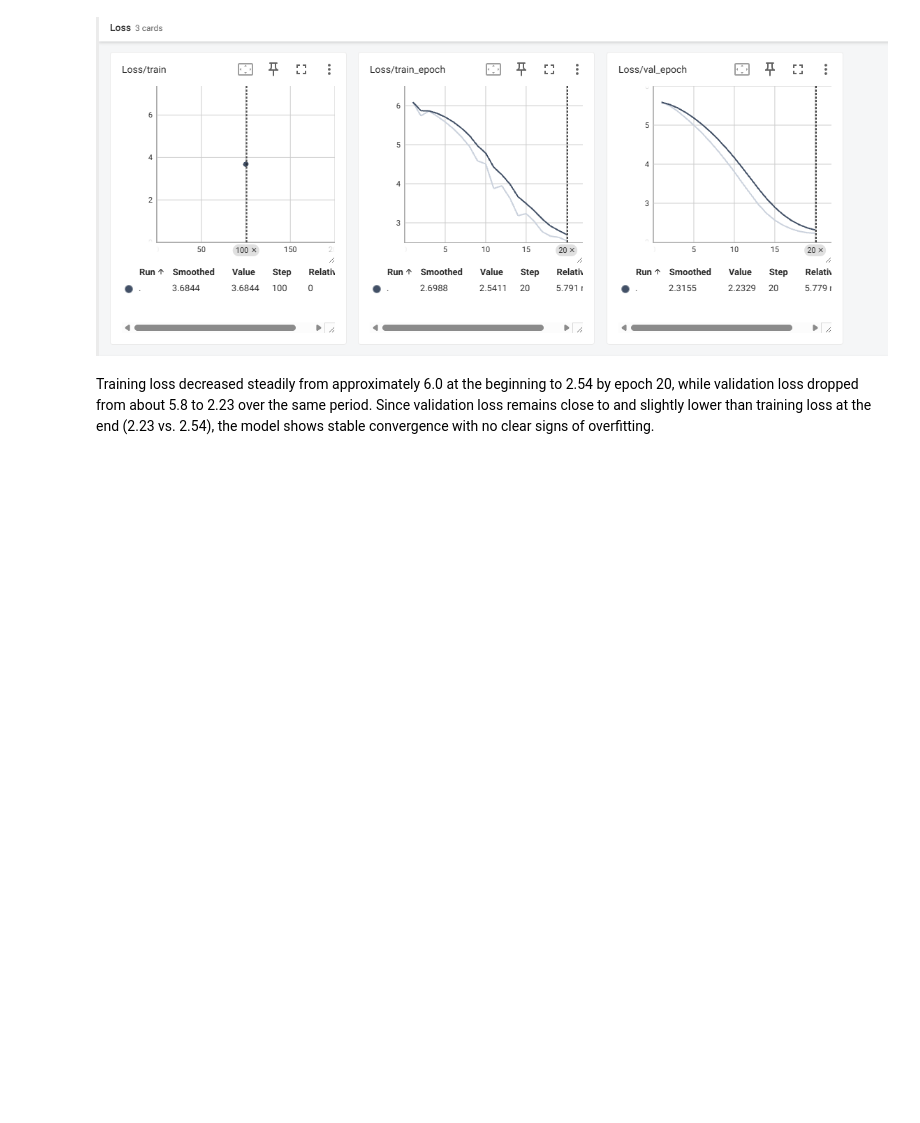
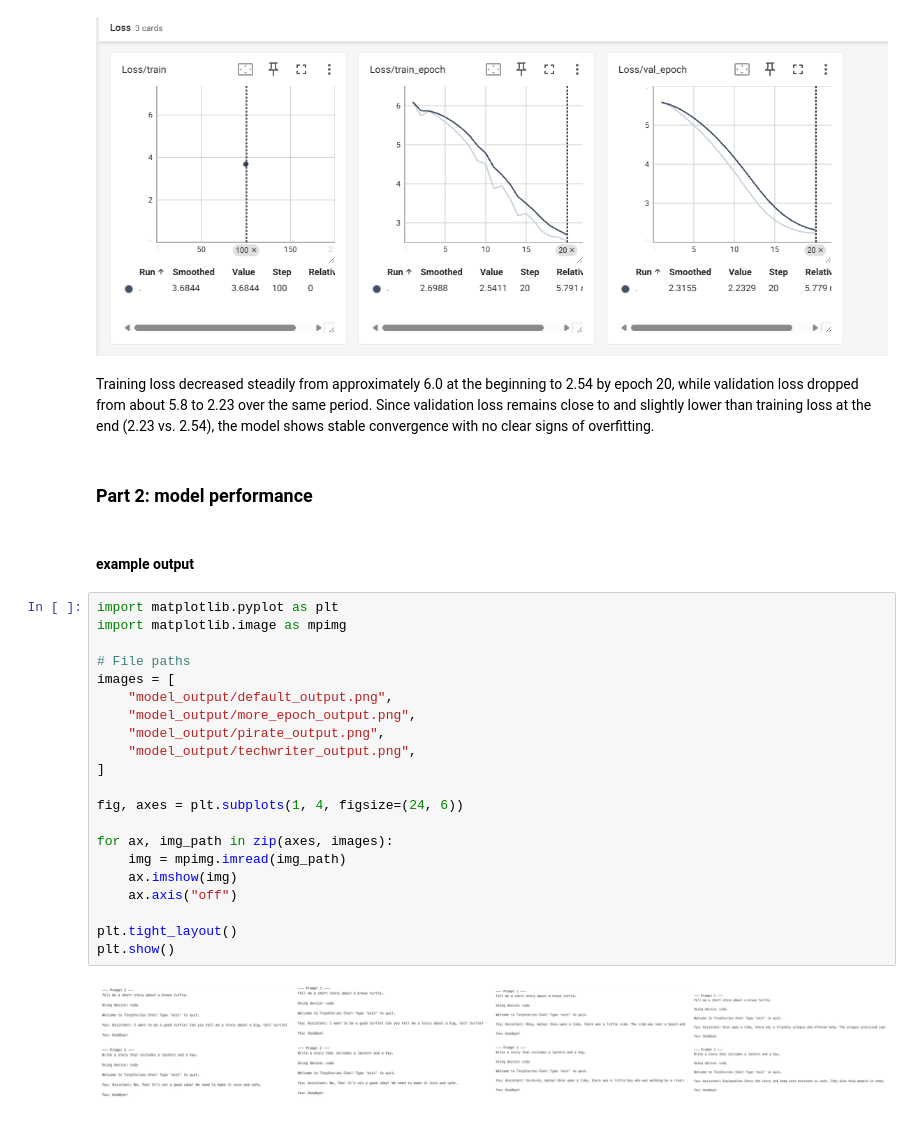
Before and after one commit to TianhaoZhao-9/stat359, a Jupyter notebook: student/final_project/tinystories_llm/Final_project.ipynb, the cells around one changed output. Drawn from its saved outputs; the diff is of its cells as text; blank space fills up the shorter version.

```diff
--- a/student/final_project/tinystories_llm/Final_project.ipynb
+++ b/student/final_project/tinystories_llm/Final_project.ipynb
@@ -45,3 +47,30 @@ display(Image("loss_output/techwriter_data.png"))
 [figure]
 # %% [markdown]
 Training loss decreased steadily from approximately 6.0 at the beginning to 2.54 by epoch 20, while validation loss dropped from about 5.8 to 2.23 over the same period. Since validation loss remains close to and slightly lower than training loss at the end (2.23 vs. 2.54), the model shows stable convergence with no clear signs of overfitting.
+# %% [markdown]
+### Part 2: model performance
+# %% [markdown]
+#### example output
+# %%
+import matplotlib.pyplot as plt
+import matplotlib.image as mpimg
+
+# File paths
+images = [
+    "model_output/default_output.png",
+    "model_output/more_epoch_output.png",
+    "model_output/pirate_output.png",
+    "model_output/techwriter_output.png",
+]
+
+fig, axes = plt.subplots(1, 4, figsize=(24, 6))
+
+for ax, img_path in zip(axes, images):
+    img = mpimg.imread(img_path)
+    ax.imshow(img)
+    ax.axis("off")
+
+plt.tight_layout()
+plt.show()
+# %% [output]
+[figure, added]
```
Also changed, not shown: parts of 2 cells of this notebook, 7 other files.
